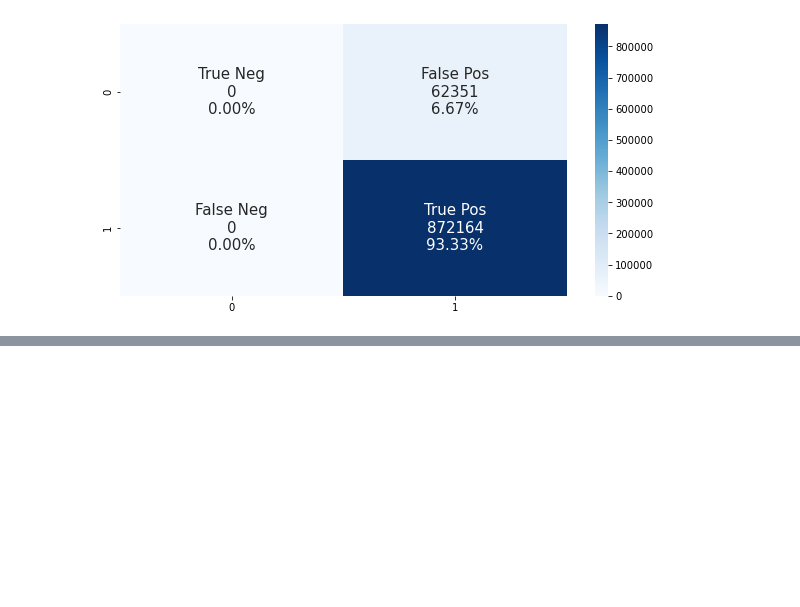
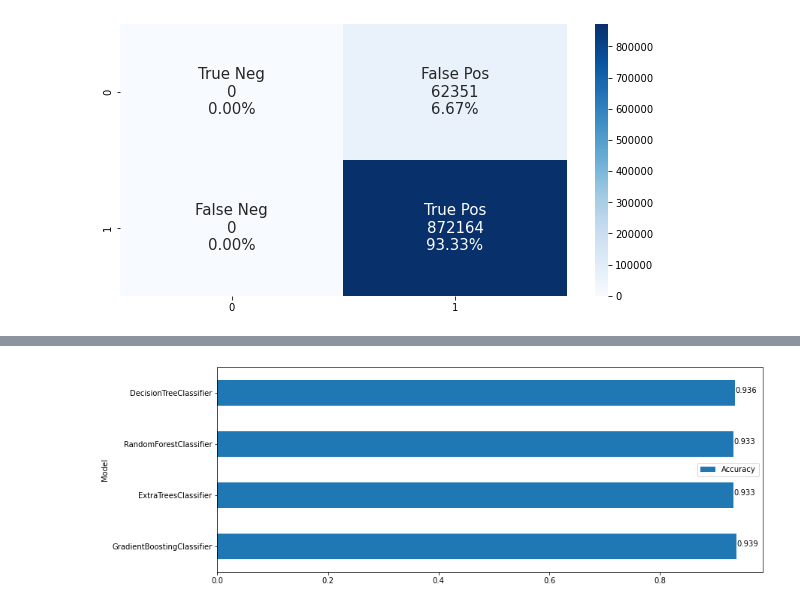
Before and after one commit to BudzynskiA/RA, a Jupyter notebook: MODELLING.ipynb, the cells around one changed output, grey strips where cells are left out. Cells and saved outputs as stored; diff of their text form; code cells hidden in the pictures; blank space fills up the shorter version.

```diff
--- a/MODELLING.ipynb
+++ b/MODELLING.ipynb
@@ -288,7 +222,0 @@ weighted avg       0.92      0.94      0.92    934515
-# %%
-Accuracy = [0.936, 0.933, 0.933, 0.939]
-index = ['DecisionTreeClassifier', 'RandomForestClassifier', 'ExtraTreesClassifier', 'GradientBoostingClassifier']
-df2 = pd.DataFrame({'Accuracy': Accuracy,
-                   }, index=index)
-df2.sort_values(by=['Accuracy']).plot.barh()
-plt.text(value, index, str(value))
@@ -298,5 +222,0 @@ NameError: name 'value' is not defined
-# %%
-Accuracy = [0.936, 0.933, 0.933, 0.939]
-index = ['DecisionTreeClassifier', 'RandomForestClassifier', 'ExtraTreesClassifier', 'GradientBoostingClassifier']
-df2 = pd.DataFrame({'Accuracy': Accuracy,
-                   }, index=index)
@@ -316,0 +288,13 @@ for index, value in enumerate(y):
+# %%
+Accuracy = [0.936, 0.933, 0.933, 0.939]
+Model = ['DecisionTreeClassifier', 'RandomForestClassifier', 'ExtraTreesClassifier', 'GradientBoostingClassifier']
+df2 = pd.DataFrame({'Accuracy': Accuracy, 'Model': Model
+                   })
+# %%
+df2 = df2.sort_index(ascending=False)
+ax = df2.plot.barh(x='Model', y='Accuracy', rot=0,figsize=(13,5))
+y = df2['Accuracy']
+for index, value in enumerate(y):
+    plt.text(value, index, str(value))
+# %% [output]
+[figure, added]
```
Also changed, not shown: parts of 7 cells of this notebook.
